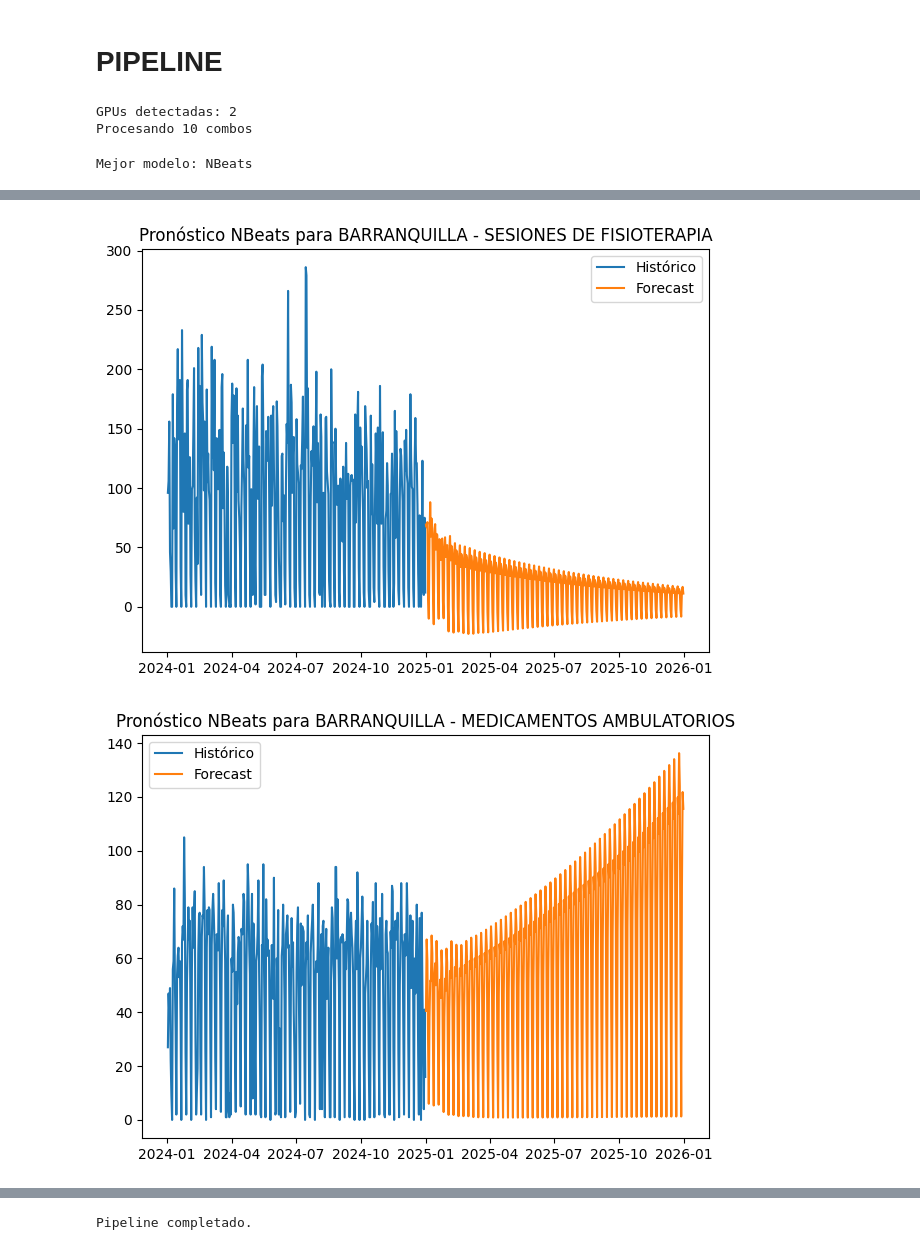
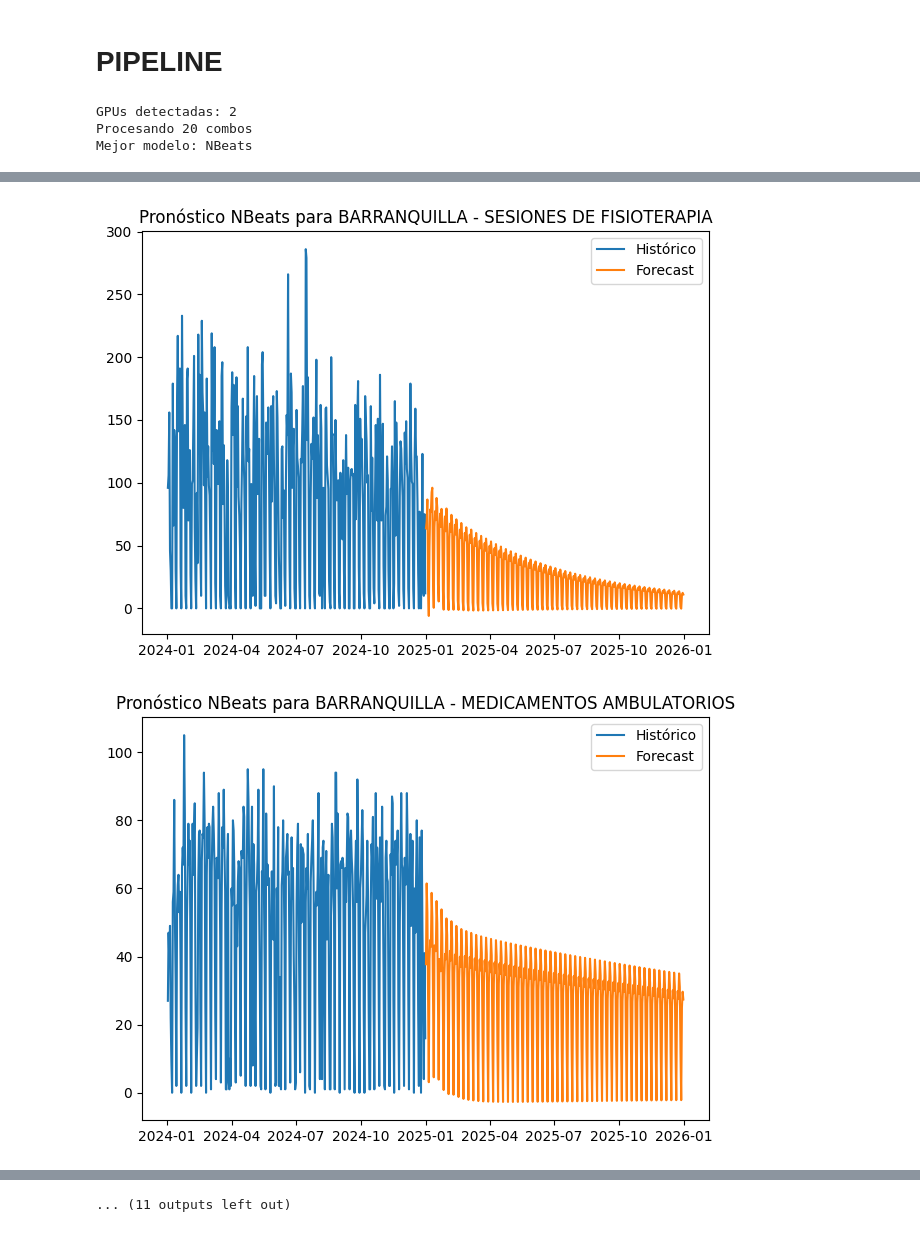
Before and after one commit to luencaro/Data-Challenge-Pro, a Jupyter notebook: data-challenge.ipynb, the cells around one changed output, grey strips where cells are left out. Drawn from its saved outputs; the diff is of its cells as text; code cells hidden in the pictures.

```diff
--- a/data-challenge.ipynb
+++ b/data-challenge.ipynb
@@ -616,7 +616,7 @@ else:
 
 XGB_PARAMS = {'tree_method':'gpu_hist','predictor':'gpu_predictor','verbosity':0}
 WINDOW = 30
-TOP_N = 5
+TOP_N = 10
 TOP_M = 2
 CV_SPLITS = 5
 HORIZON = 365  # días a predecir
@@ -847,5 +847,5 @@ if __name__=='__main__':
     print('Pipeline completado.')
 # %% [output]
 GPUs detectadas: 2
-Procesando 10 combos
+Procesando 20 combos
+Mejor modelo: NBeats
-Mejor modelo: NBeats
@@ -859,2 +859,2 @@ Mejor modelo: NBeats
-[figure, old version]
+[figure, new version]
-[figure, old version]
+[figure, new version]
@@ -863,4 +863,4 @@ Mejor modelo: NBeats
-Pipeline completado.
+... (11 outputs left out)
 # %%
 print(pd.DataFrame(summary))
 # %% [output]
```
Also changed, not shown: parts of 2 cells of this notebook.
